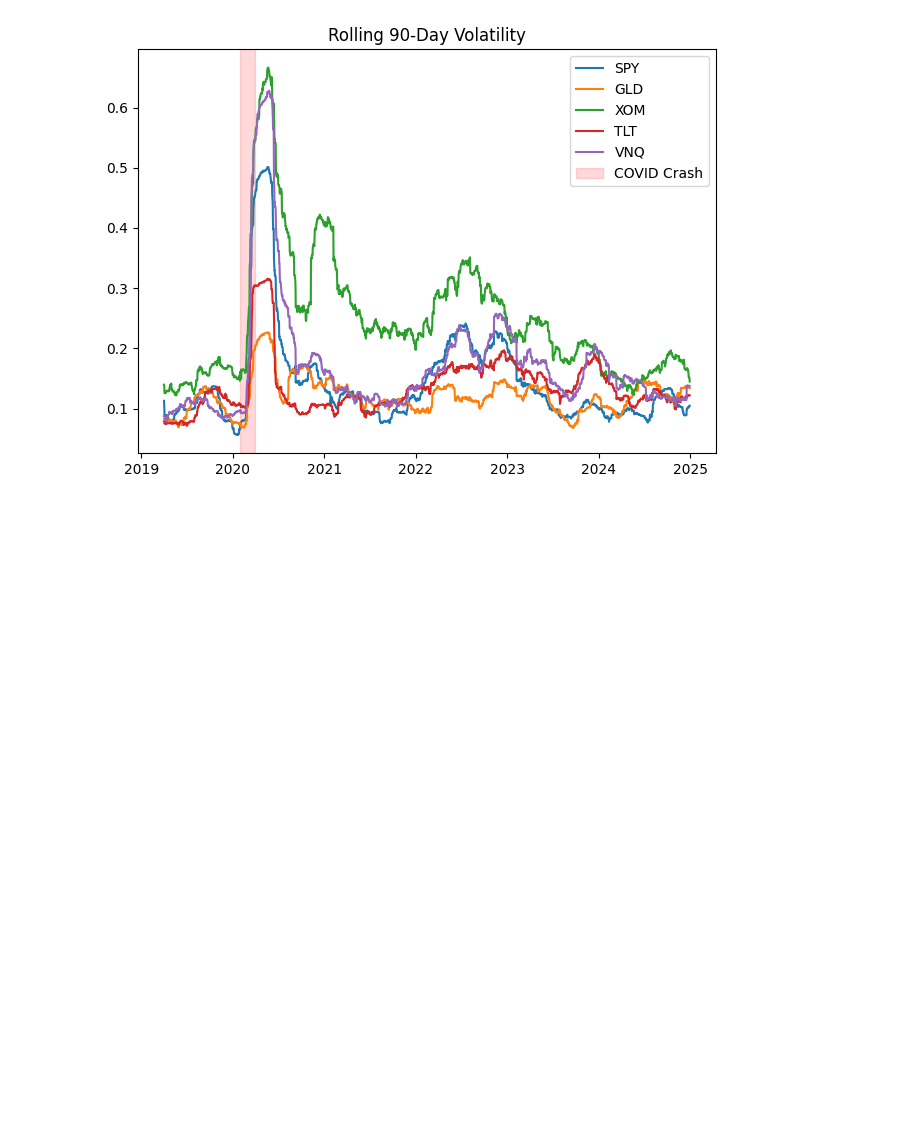
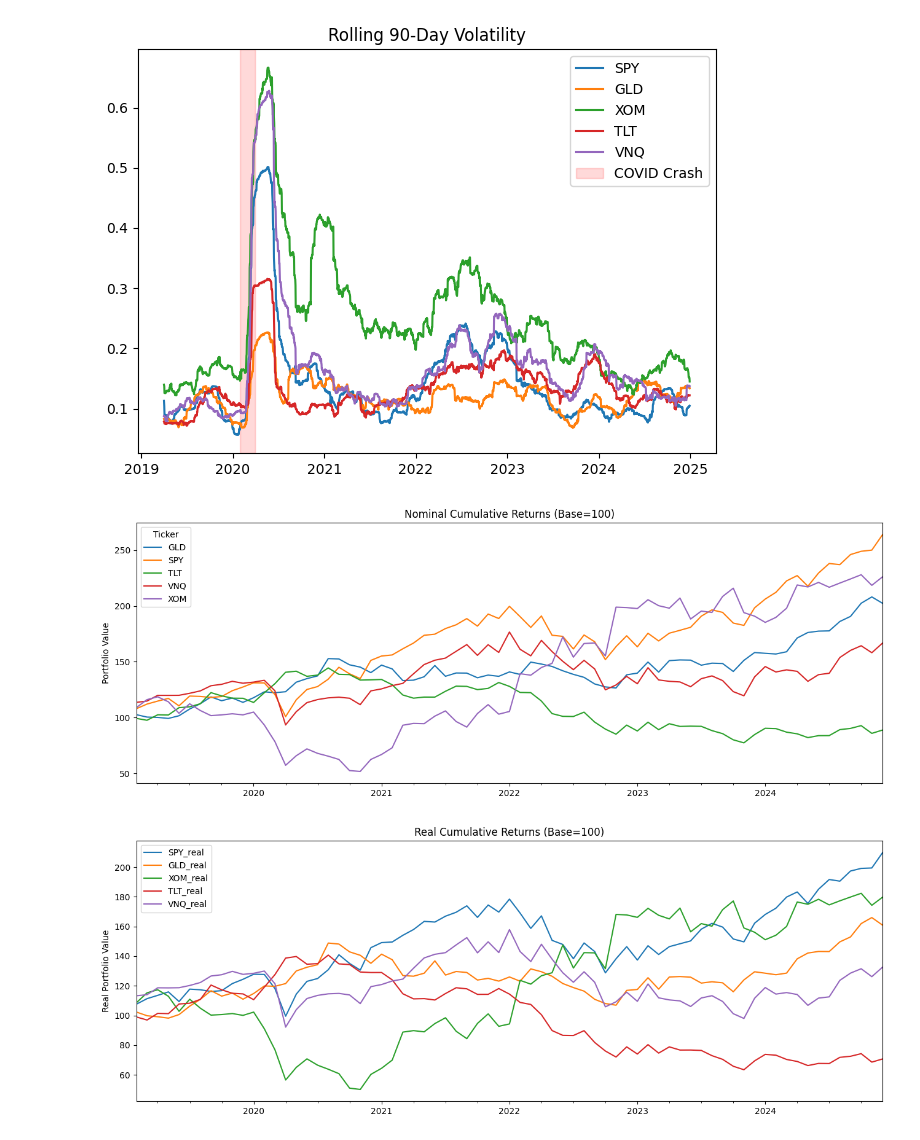
Before and after one commit to KaarthikSekar/InflationPortfolio, a Jupyter notebook: inflation.ipynb, the cells around one changed output. Saved outputs shown, nothing was run; the diff lists cells and outputs as text; code cells hidden in the pictures; blank space fills up the shorter version.

```diff
--- a/inflation.ipynb
+++ b/inflation.ipynb
@@ -179,3 +179,25 @@ plt.savefig("plots/03_rolling_volatility.png", dpi=150)
 plt.show()
 # %% [output]
 [figure]
+# %%
+nominal_cum = (1 + monthly_returns).cumprod() * 100
+real_cum = (
+    1 + combined[["SPY_real", "GLD_real", "XOM_real", "TLT_real", "VNQ_real"]]
+).cumprod() * 100
+
+# Nominal
+nominal_cum.plot(figsize=(13, 5), title="Nominal Cumulative Returns (Base=100)")
+plt.ylabel("Portfolio Value")
+plt.tight_layout()
+plt.savefig("plots/04_nominal.png", dpi=150)
+plt.show()
+
+# Real
+real_cum.plot(figsize=(13, 5), title="Real Cumulative Returns (Base=100)")
+plt.ylabel("Real Portfolio Value")
+plt.tight_layout()
+plt.savefig("plots/04_real.png", dpi=150)
+plt.show()
+# %% [output]
+[figure, added]
+[figure, added]
```
Also changed, not shown: parts of 3 cells of this notebook, 8 other files.
